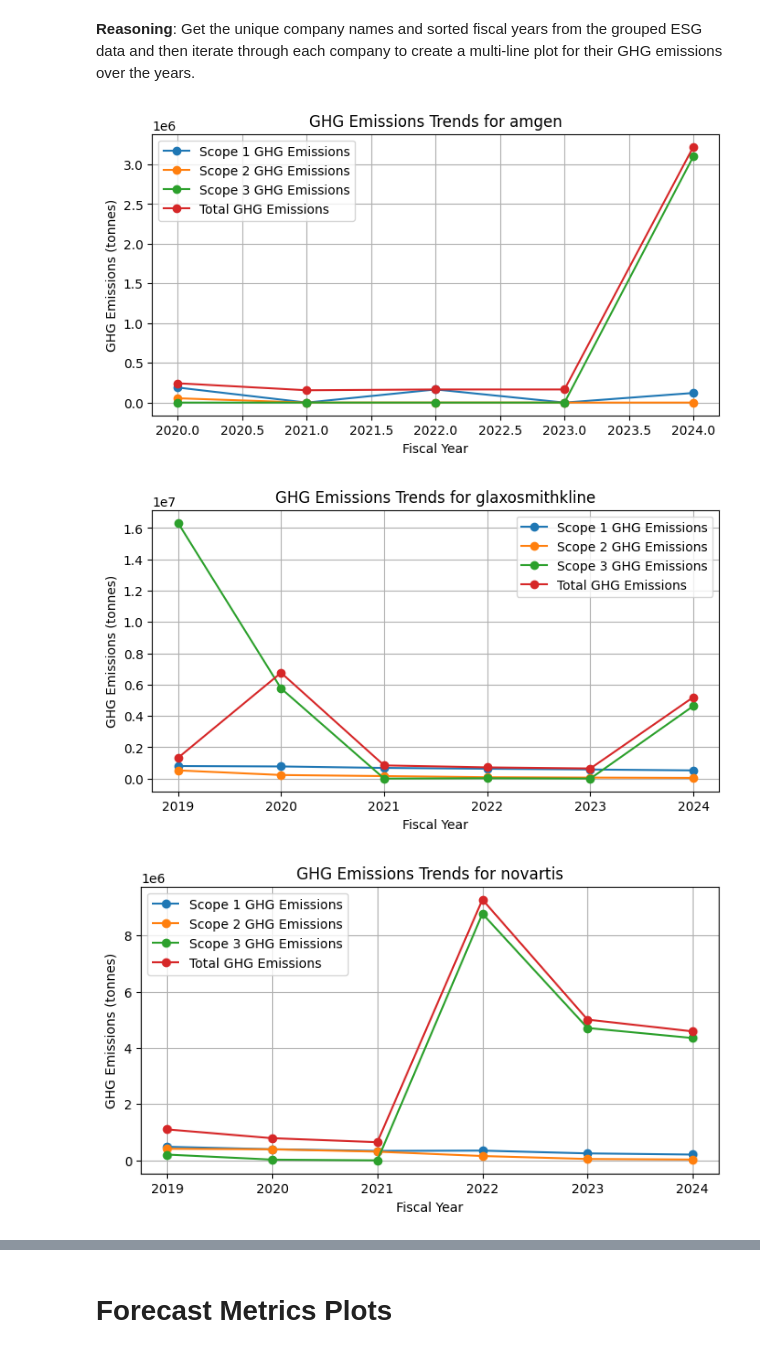
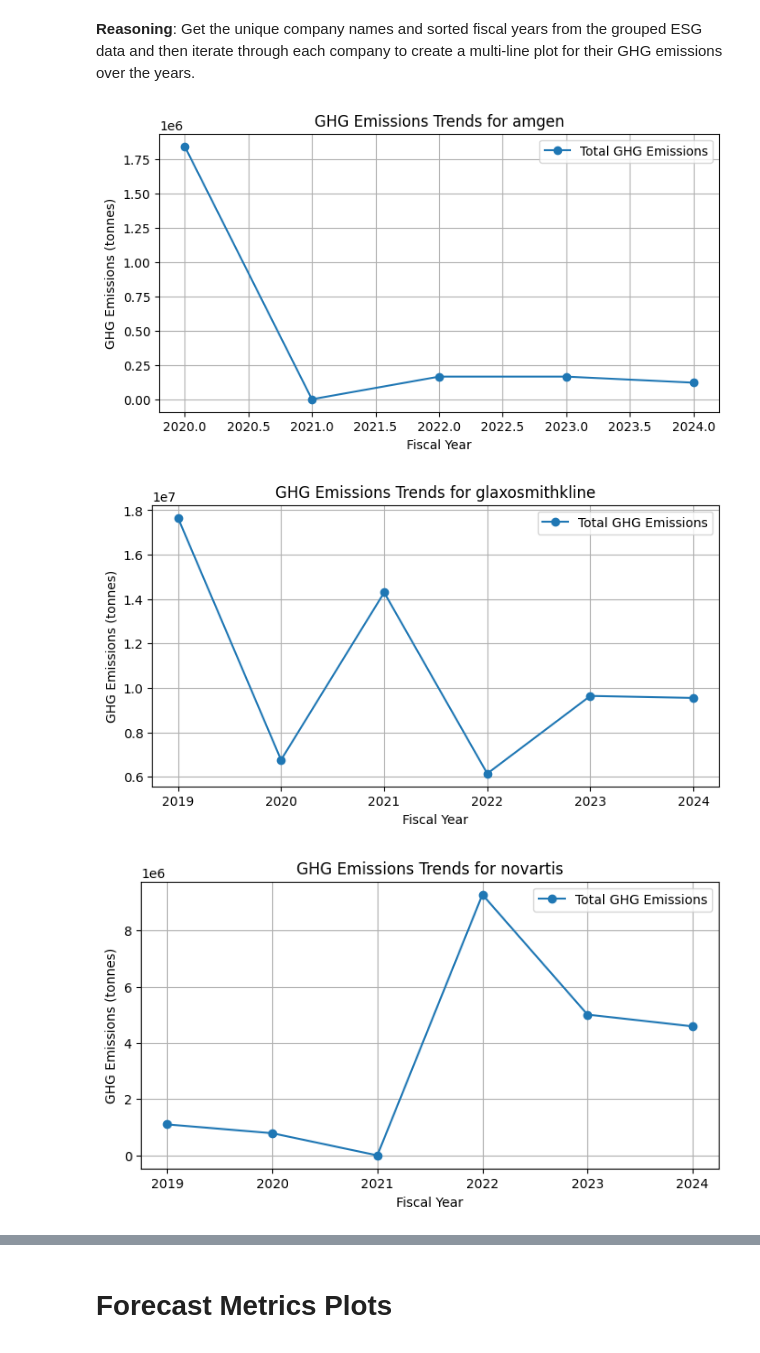
Before and after one commit to intellitrend-global/google_hackathon_bq_ai, a Jupyter notebook: process_reports.ipynb, the cells around one changed output, grey strips where cells are left out. Cells and saved outputs as stored; diff of their text form; code cells hidden in the pictures.

```diff
--- a/process_reports.ipynb
+++ b/process_reports.ipynb
@@ -928,23 +887,0 @@ Get the unique company names and sorted fiscal years, then create a bar chart to
-# %%
-# Get unique values
-companies_employees = df_grouped_employees["company_name"].unique().tolist()
-years_employees = sorted(df_grouped_employees["fiscal_year"].unique())
-
-# Set bar width
-bar_width_employees = 0.15
-x_employees = np.arange(len(years_employees))  # positions for fiscal years
-
-plt.figure(figsize=(12,6))
-
-# Plot each company’s bars
-for i, company in enumerate(companies_employees):
-    company_data = df_grouped_employees[df_grouped_employees["company_name"] == company]
-    employee_counts = [company_data[company_data["fiscal_year"] == y]["employee_count"].sum() for y in years_employees]
-    plt.bar(x_employees + i*bar_width_employees, employee_counts, width=bar_width_employees, label=f"{company} Employee Count")
-
-plt.xticks(x_employees + bar_width_employees*(len(companies_employees)-1)/2, years_employees)  # Center ticks
-plt.xlabel("Fiscal Year")
-plt.ylabel("Employee Count")
-plt.title("Employee Count Comparison Across Companies")
-plt.legend()
-plt.show()
@@ -971,27 +894,40 @@ df_grouped_esg = df_filtered_esg.groupby(["company_name", "fiscal_year"])[
 **Reasoning**:
 Get the unique company names and sorted fiscal years from the grouped ESG data and then iterate through each company to create a multi-line plot for their GHG emissions over the years.
 # %%
+# Filter only sustainability reports
+df_filtered_esg = df_metrics[(df_metrics["report_type"].str.lower() == "sustainability")
+                         ]
+
+#df_filtered_esg = df_metrics[df_metrics["report_type"].str.lower() == "sustainability"]
+
+# Group by company and year and sum GHG emission columns
+df_grouped_esg = df_filtered_esg.groupby(["company_name", "fiscal_year_date", "fiscal_year"])[
+    ["scope_1_ghg_emissions", "scope_2_ghg_emissions", "scope_3_ghg_emissions", "total_ghg_emissions"]
+].sum().reset_index()
+
 # Get unique values
 companies_esg = df_grouped_esg["company_name"].unique().tolist()
 years_esg = sorted(df_grouped_esg["fiscal_year"].unique())
+
+df_grouped_esg.sort_values(by="fiscal_year_date", inplace=True)
 
 # Plot GHG emissions for each company
 for company in companies_esg:
     company_data_esg = df_grouped_esg[df_grouped_esg["company_name"] == company]
 
     plt.figure(figsize=(8, 4))
-    plt.plot(company_data_esg["fiscal_year"], company_data_esg["scope_1_ghg_emissions"], marker="o", label="Scope 1 GHG Emissions")
-    plt.plot(company_data_esg["fiscal_year"], company_data_esg["scope_2_ghg_emissions"], marker="o", label="Scope 2 GHG Emissions")
-    plt.plot(company_data_esg["fiscal_year"], company_data_esg["scope_3_ghg_emissions"], marker="o", label="Scope 3 GHG Emissions")
+    # plt.plot(company_data_esg["fiscal_year"], company_data_esg["scope_1_ghg_emissions"], marker="o", label="Scope 1 GHG Emissions")
+    # plt.plot(company_data_esg["fiscal_year"], company_data_esg["scope_2_ghg_emissions"], marker="o", label="Scope 2 GHG Emissions")
+    # plt.plot(company_data_esg["fiscal_year"], company_data_esg["scope_3_ghg_emissions"], marker="o", label="Scope 3 GHG Emissions")
     plt.plot(company_data_esg["fiscal_year"], company_data_esg["total_ghg_emissions"], marker="o", label="Total GHG Emissions")
 
     plt.xlabel("Fiscal Year")
     plt.ylabel("GHG Emissions (tonnes)")
     plt.title(f"GHG Emissions Trends for {company}")
     plt.legend()
     plt.grid(True)
     plt.show()
 # %% [output]
-[figure, old version]
+[figure, new version]
-[figure, old version]
+[figure, new version]
-[figure, old version]
+[figure, new version]
```
Also changed, not shown: parts of 28 cells of this notebook.
